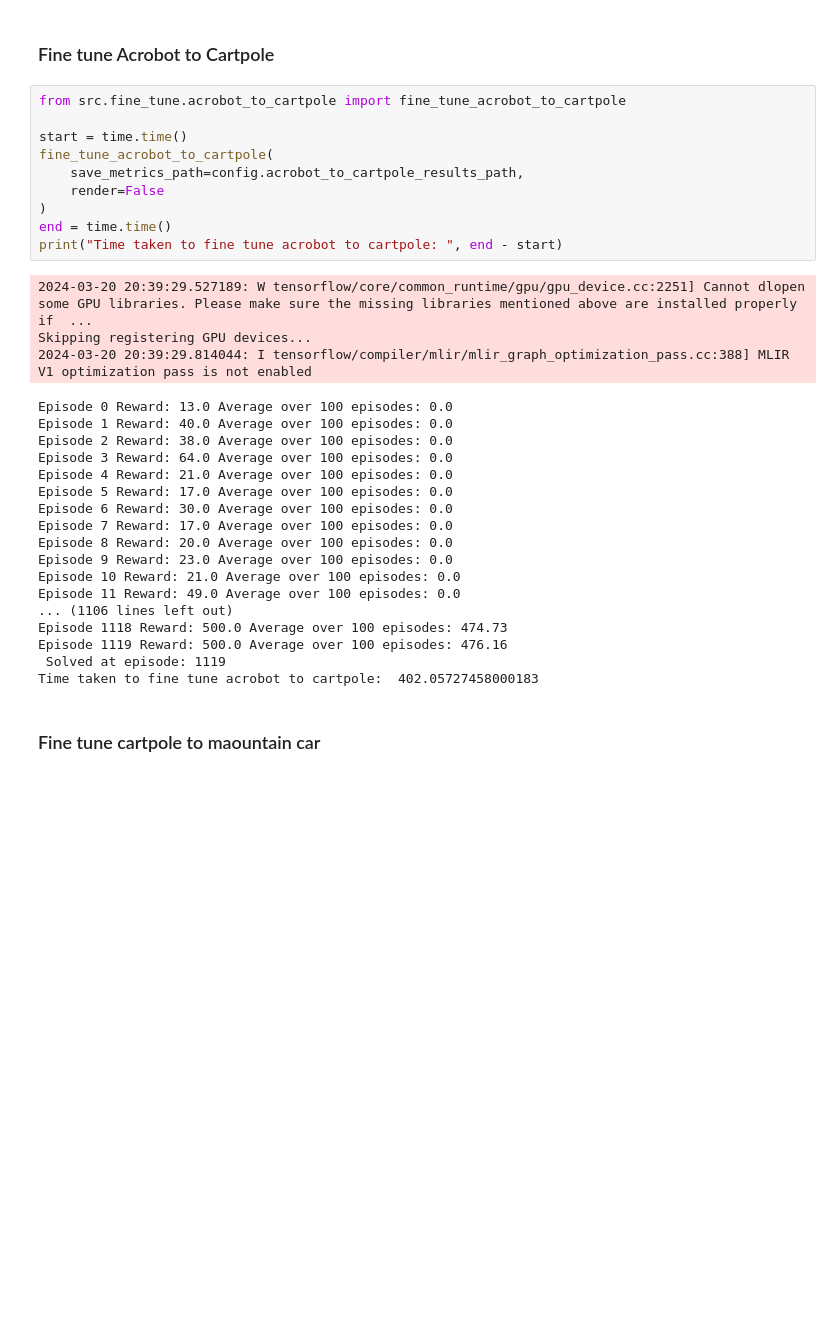
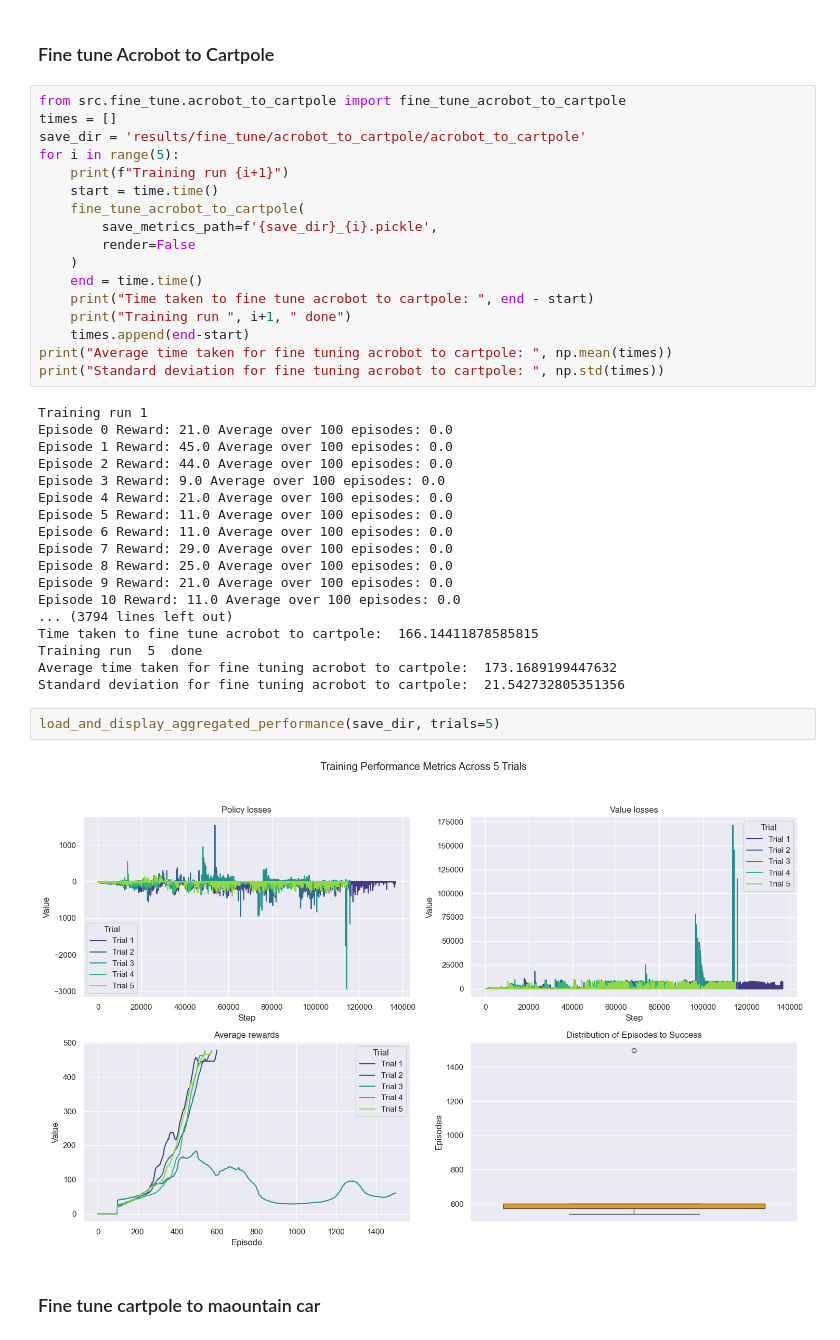
Before and after one commit to amaruy/DeepRL, a Jupyter notebook: experiments.ipynb, the cells around one changed output. Drawn from its saved outputs; the diff is of its cells as text; blank space fills up the shorter version.

```diff
--- a/experiments.ipynb
+++ b/experiments.ipynb
@@ -119,35 +212,43 @@ Time taken for mountain car actor critic:  297.0913825035095
 ### Fine tune Acrobot to Cartpole
 # %%
 from src.fine_tune.acrobot_to_cartpole import fine_tune_acrobot_to_cartpole
-
-start = time.time()
-fine_tune_acrobot_to_cartpole(
-    save_metrics_path=config.acrobot_to_cartpole_results_path,
-    render=False
-)
-end = time.time()
-print("Time taken to fine tune acrobot to cartpole: ", end - start)
+times = []
+save_dir = 'results/fine_tune/acrobot_to_cartpole/acrobot_to_cartpole'
+for i in range(5):
+    print(f"Training run {i+1}")
+    start = time.time()
+    fine_tune_acrobot_to_cartpole(
+        save_metrics_path=f'{save_dir}_{i}.pickle',
+        render=False
+    )
+    end = time.time()
+    print("Time taken to fine tune acrobot to cartpole: ", end - start)
+    print("Training run ", i+1, " done")
+    times.append(end-start)
+print("Average time taken for fine tuning acrobot to cartpole: ", np.mean(times))
+print("Standard deviation for fine tuning acrobot to cartpole: ", np.std(times))
 # %% [output]
-2024-03-20 20:39:29.527189: W tensorflow/core/common_runtime/gpu/gpu_device.cc:2251] Cannot dlopen some GPU libraries. Please make sure the missing libraries mentioned above are installed properly if  ...
-Skipping registering GPU devices...
-2024-03-20 20:39:29.814044: I tensorflow/compiler/mlir/mlir_graph_optimization_pass.cc:388] MLIR V1 optimization pass is not enabled
+Training run 1
+Episode 0 Reward: 21.0 Average over 100 episodes: 0.0
+Episode 1 Reward: 45.0 Average over 100 episodes: 0.0
+Episode 2 Reward: 44.0 Average over 100 episodes: 0.0
+Episode 3 Reward: 9.0 Average over 100 episodes: 0.0
+Episode 4 Reward: 21.0 Average over 100 episodes: 0.0
+Episode 5 Reward: 11.0 Average over 100 episodes: 0.0
+Episode 6 Reward: 11.0 Average over 100 episodes: 0.0
+Episode 7 Reward: 29.0 Average over 100 episodes: 0.0
+Episode 8 Reward: 25.0 Average over 100 episodes: 0.0
+Episode 9 Reward: 21.0 Average over 100 episodes: 0.0
+Episode 10 Reward: 11.0 Average over 100 episodes: 0.0
+... (3794 lines left out)
+Time taken to fine tune acrobot to cartpole:  166.14411878585815
+Training run  5  done
+Average time taken for fine tuning acrobot to cartpole:  173.1689199447632
+Standard deviation for fine tuning acrobot to cartpole:  21.542732805351356
-Episode 0 Reward: 13.0 Average over 100 episodes: 0.0
-Episode 1 Reward: 40.0 Average over 100 episodes: 0.0
-Episode 2 Reward: 38.0 Average over 100 episodes: 0.0
-Episode 3 Reward: 64.0 Average over 100 episodes: 0.0
-Episode 4 Reward: 21.0 Average over 100 episodes: 0.0
-Episode 5 Reward: 17.0 Average over 100 episodes: 0.0
-Episode 6 Reward: 30.0 Average over 100 episodes: 0.0
-Episode 7 Reward: 17.0 Average over 100 episodes: 0.0
-Episode 8 Reward: 20.0 Average over 100 episodes: 0.0
-Episode 9 Reward: 23.0 Average over 100 episodes: 0.0
-Episode 10 Reward: 21.0 Average over 100 episodes: 0.0
-Episode 11 Reward: 49.0 Average over 100 episodes: 0.0
-... (1106 lines left out)
-Episode 1118 Reward: 500.0 Average over 100 episodes: 474.73
-Episode 1119 Reward: 500.0 Average over 100 episodes: 476.16
- Solved at episode: 1119
-Time taken to fine tune acrobot to cartpole:  402.05727458000183
+# %%
+load_and_display_aggregated_performance(save_dir, trials=5)
+# %% [output]
+[figure, added]
 # %% [markdown]
 ### Fine tune cartpole to maountain car
 # %%
```
Also changed, not shown: parts of 16 cells of this notebook, 5 other files.
